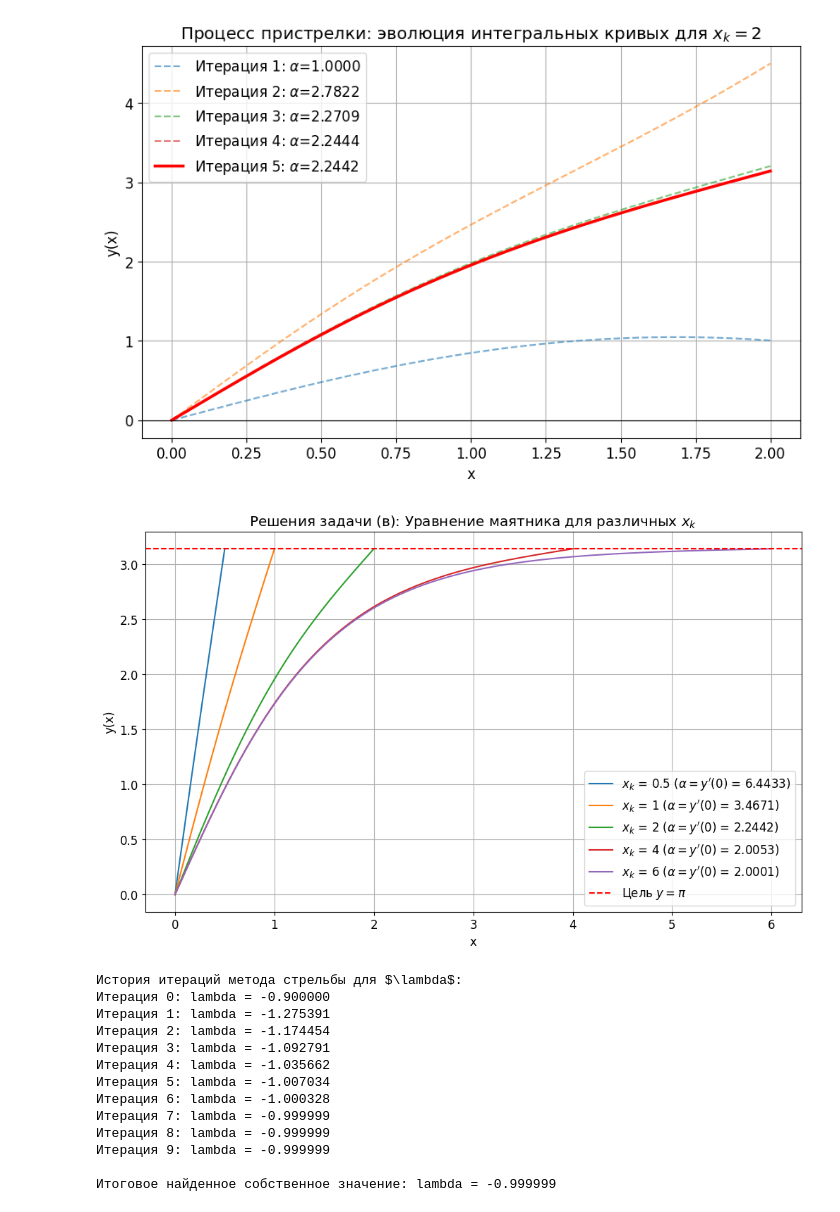
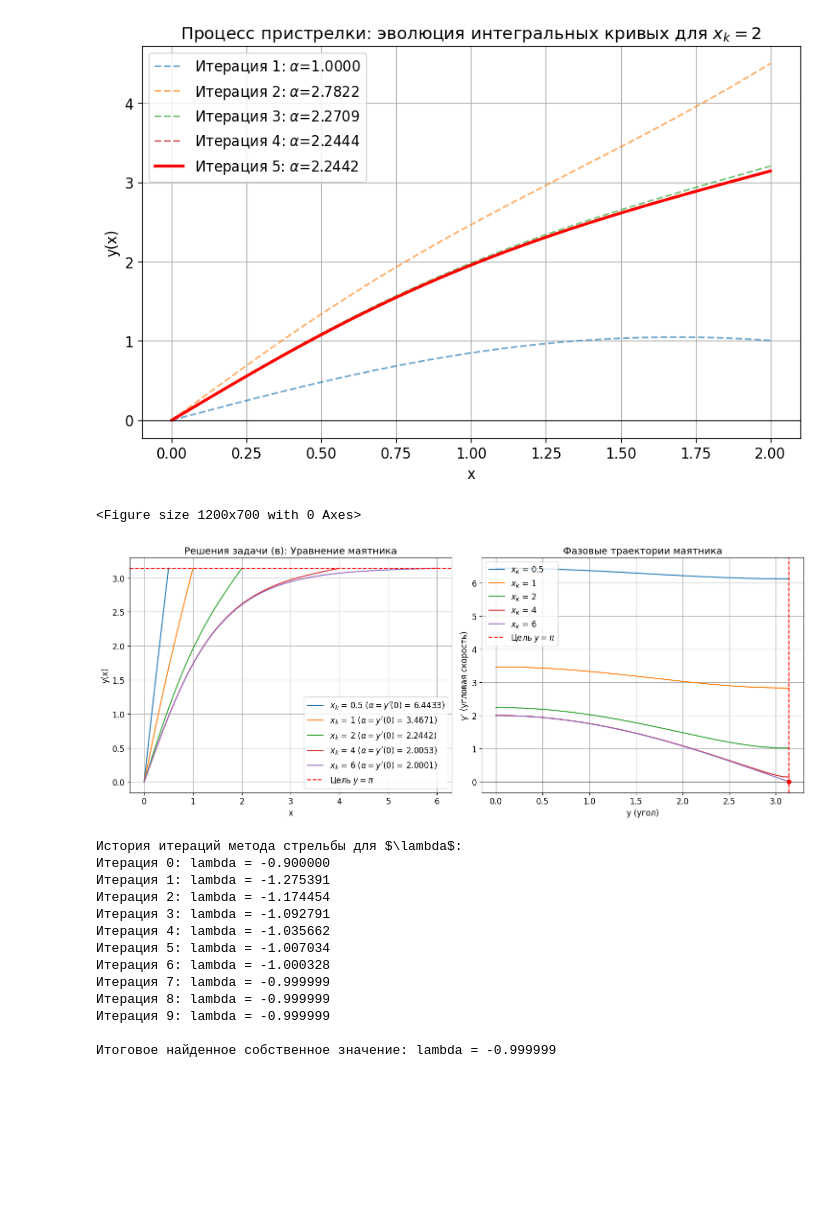
Before and after one commit to ralex2304/mipt-courses, a Jupyter notebook: Lab_8-9.ipynb, the cells around one changed output. Cells and saved outputs as stored; diff of their text form; code cells hidden in the pictures; blank space fills up the shorter version.

```diff
--- a/Lab_8-9.ipynb
+++ b/Lab_8-9.ipynb
@@ -33,7 +32,7 @@ def shooting_method(system_func, y0_func, param_guess, x_span,
     history = []
 
     tol = 1e-6
-    max_iter = 20
+    max_iter = 100
 
     dt = (x_span[1] - x_span[0]) / (eval_points - 1)
 
@@ -60,7 +59,7 @@ def shooting_method(system_func, y0_func, param_guess, x_span,
         if abs(residual) < tol:
             if save_history:
                 return x_arr, Y_arr[0], param, history
-            return x_arr, Y_arr[0], param
+            return x_arr, Y_arr, param
 
         # Шаг метода Ньютона
         param = param - residual / deriv_end
@@ -79,11 +78,11 @@ def sys_1a(x, Y, alpha, p):
 def y0_1a(alpha):
     return [alpha, 0.0, 1.0, 0.0]
 
-# Демонстрация процесса пристрелки для p = 7
-x_sol, y_sol, alpha_final, history = shooting_method(
-    system_func=lambda x, Y, a: sys_1a(x, Y, a, p=7),
-    y0_func=y0_1a, param_guess=1.0, x_span=[0, 1], save_history=True
+x_sol, y, alpha_final, history = shooting_method(
+    system_func=lambda x, Y, a: sys_1a(x, Y, a, p=100),
+    y0_func=y0_1a, param_guess=1.55, x_span=[0, 1], save_history=True
 )
+y_sol = y[0]
 
 plt.figure(figsize=(10, 6))
 for i, step in enumerate(history):
@@ -94,7 +93,7 @@ for i, step in enumerate(history):
         plt.plot(step['x'], step['y'], '--', alpha=0.6, label=f'Итерация {i+1}: $\\alpha$={alpha_val:.4f}')
 
 plt.axhline(0, color='black', linewidth=0.8)
-plt.title('Процесс пристрелки: эволюция интегральных кривых для p = 7')
+plt.title('Процесс пристрелки: эволюция интегральных кривых для p = 100')
 plt.xlabel('x'); plt.ylabel('y(x)')
 plt.legend(); plt.show()
 # %% [output]
@@ -156,26 +170,43 @@ plt.legend(); plt.show()
 # %%
 
 xk_values = [0.5, 1, 2, 4, 6]
 plt.figure(figsize=(12, 7))
 
 guesses_v = {0.5: 6.5, 1: 3.5, 2: 2.2, 4: 2.01, 6: 2.001}
 
+fig, (ax1, ax2) = plt.subplots(1, 2, figsize=(15, 6))
+
 for xk in xk_values:
     try:
-        x_sol, y_sol, alpha_final = shooting_method(
+        x_sol, Y_sol, alpha_final = shooting_method(
             system_func=sys_1v, y0_func=y0_1v, param_guess=guesses_v[xk],
             x_span=[0, xk], target_val=np.pi, eval_points=200
         )
-        plt.plot(x_sol, y_sol, label=f'$x_k$ = {xk} ($\\alpha = y\'(0)$ = {alpha_final:.4f})')
+        y_sol, dy_sol = Y_sol[0], Y_sol[1]
+
+        ax1.plot(x_sol, y_sol, label=f'$x_k$ = {xk} ($\\alpha = y\'(0)$ = {alpha_final:.4f})')
+        ax2.plot(y_sol, dy_sol, label=f'$x_k$ = {xk}')
     except RuntimeError as e:
         print(e)
 
-plt.axhline(np.pi, color='r', linestyle='--', linewidth=1.5, label='Цель $y=\\pi$')
-plt.title('Решения задачи (в): Уравнение маятника для различных $x_k$')
-plt.xlabel('x'); plt.ylabel('y(x)')
-plt.legend(); plt.show()
+ax1.axhline(np.pi, color='r', linestyle='--', linewidth=1.5, label='Цель $y=\\pi$')
+ax1.set_title('Решения задачи (в): Уравнение маятника')
+ax1.set_xlabel('x'); ax1.set_ylabel('y(x)')
+ax1.legend(); ax1.grid(True)
+
+ax2.axhline(0, color='black', linewidth=0.8)
+ax2.axvline(0, color='black', linewidth=0.8)
+ax2.axvline(np.pi, color='r', linestyle='--', linewidth=1.5, label='Цель $y=\\pi$')
+ax2.plot(np.pi, 0, 'ro', markersize=6) # Отмечаем точку неустойчивого равновесия
+ax2.set_title('Фазовые траектории маятника')
+ax2.set_xlabel('y (угол)'); ax2.set_ylabel("y' (угловая скорость)")
+ax2.legend(); ax2.grid(True)
+
+plt.tight_layout()
+plt.show()
 # %% [output]
+<Figure size 1200x700 with 0 Axes>
-[figure, old version]
+[figure, new version]
 # %%
 # Потенциал
 def U(x):
```
Also changed, not shown: parts of 3 cells of this notebook.
